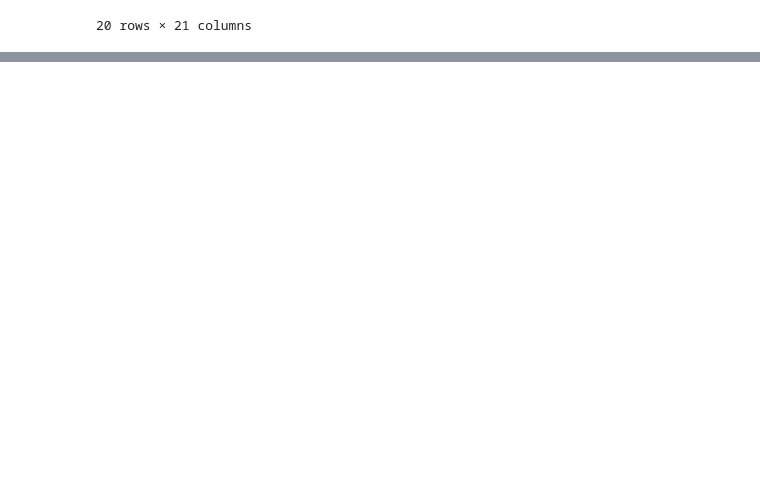
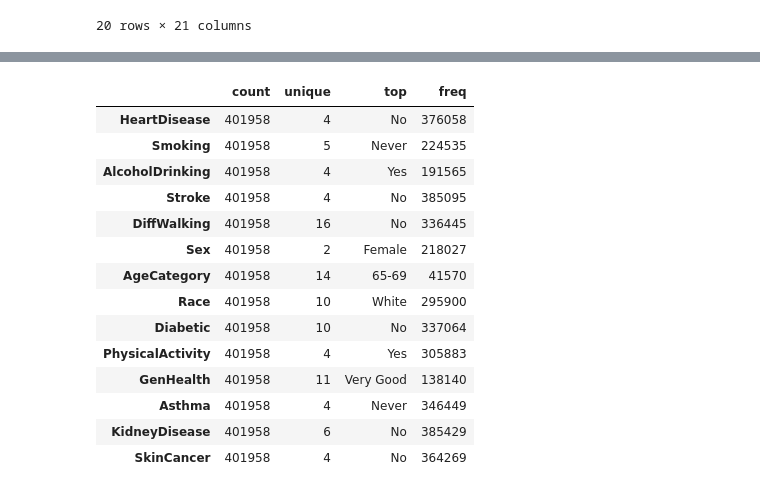
Before and after one commit to yahyamomtaz/Heart-Attack-Project, a Jupyter notebook: heart-attack-complete-project.ipynb, the cells around one changed output, grey strips where cells are left out. Cells and saved outputs as stored; diff of their text form; code cells hidden in the pictures; blank space fills up the shorter version.

```diff
--- a/heart-attack-complete-project.ipynb
+++ b/heart-attack-complete-project.ipynb
@@ -386,0 +468,18 @@ df_imputed.groupby('Clus_km').mean()
+# %%
+imputed.describe(include=("O")).T
+# %% [output]
+|  | count | unique | top | freq |
+| HeartDisease | 401958 | 4 | No | 376058 |
+| Smoking | 401958 | 5 | Never | 224535 |
+| AlcoholDrinking | 401958 | 4 | Yes | 191565 |
+| Stroke | 401958 | 4 | No | 385095 |
+| DiffWalking | 401958 | 16 | No | 336445 |
+| Sex | 401958 | 2 | Female | 218027 |
+| AgeCategory | 401958 | 14 | 65-69 | 41570 |
+| Race | 401958 | 10 | White | 295900 |
+| Diabetic | 401958 | 10 | No | 337064 |
+| PhysicalActivity | 401958 | 4 | Yes | 305883 |
+| GenHealth | 401958 | 11 | Very Good | 138140 |
+| Asthma | 401958 | 4 | Never | 346449 |
+| KidneyDisease | 401958 | 6 | No | 385429 |
+| SkinCancer | 401958 | 4 | No | 364269 |
```
Also changed, not shown: parts of 8 cells of this notebook.
